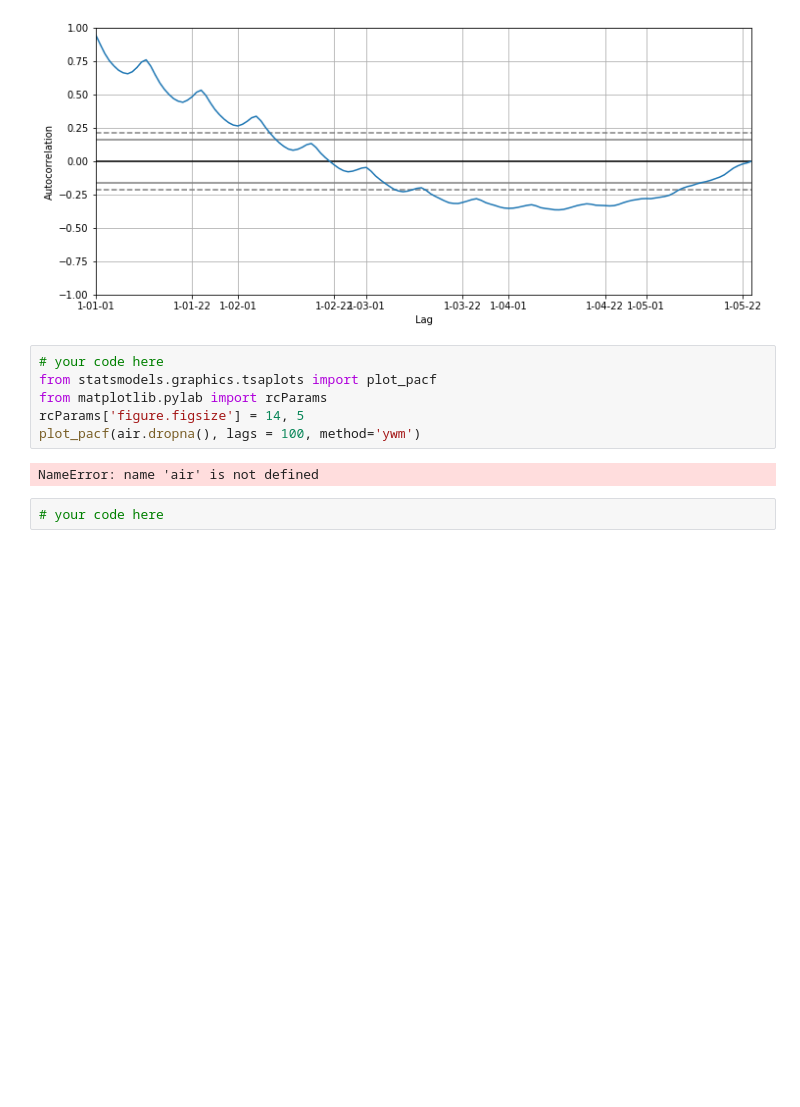
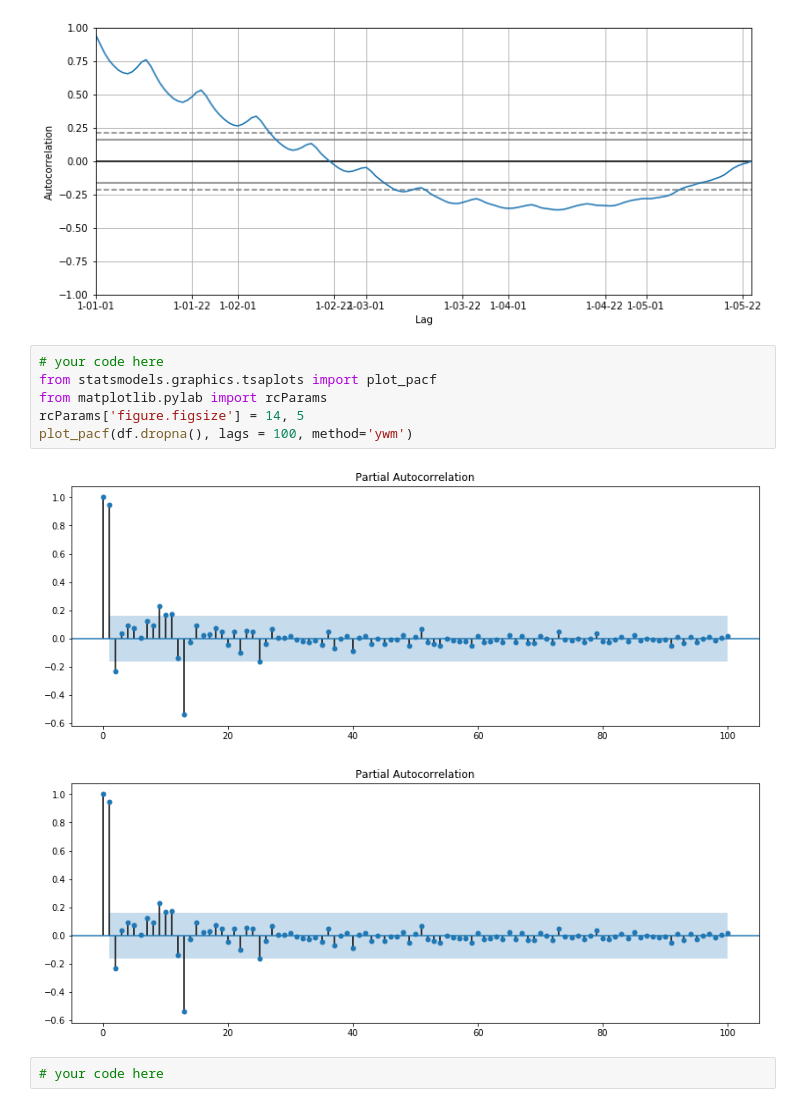
Before and after one commit to justinlee3/dsc-enterprise-hsbc-autocorrelation-in-time-series-lab-hsbc-ds-081319, a Jupyter notebook: index.ipynb, the cells around one changed output. Saved outputs shown, nothing was run; the diff lists cells and outputs as text; blank space fills up the shorter version.

```diff
--- a/index.ipynb
+++ b/index.ipynb
@@ -138,11 +138,12 @@ pd.plotting.autocorrelation_plot(df)
 # %%
 # your code here
 from statsmodels.graphics.tsaplots import plot_pacf
 from matplotlib.pylab import rcParams
 rcParams['figure.figsize'] = 14, 5
-plot_pacf(air.dropna(), lags = 100, method='ywm')
+plot_pacf(df.dropna(), lags = 100, method='ywm')
 # %% [output]
-NameError: name 'air' is not defined
+[figure, added]
+[figure, added]
 # %%
 # your code here
 # %%
```
